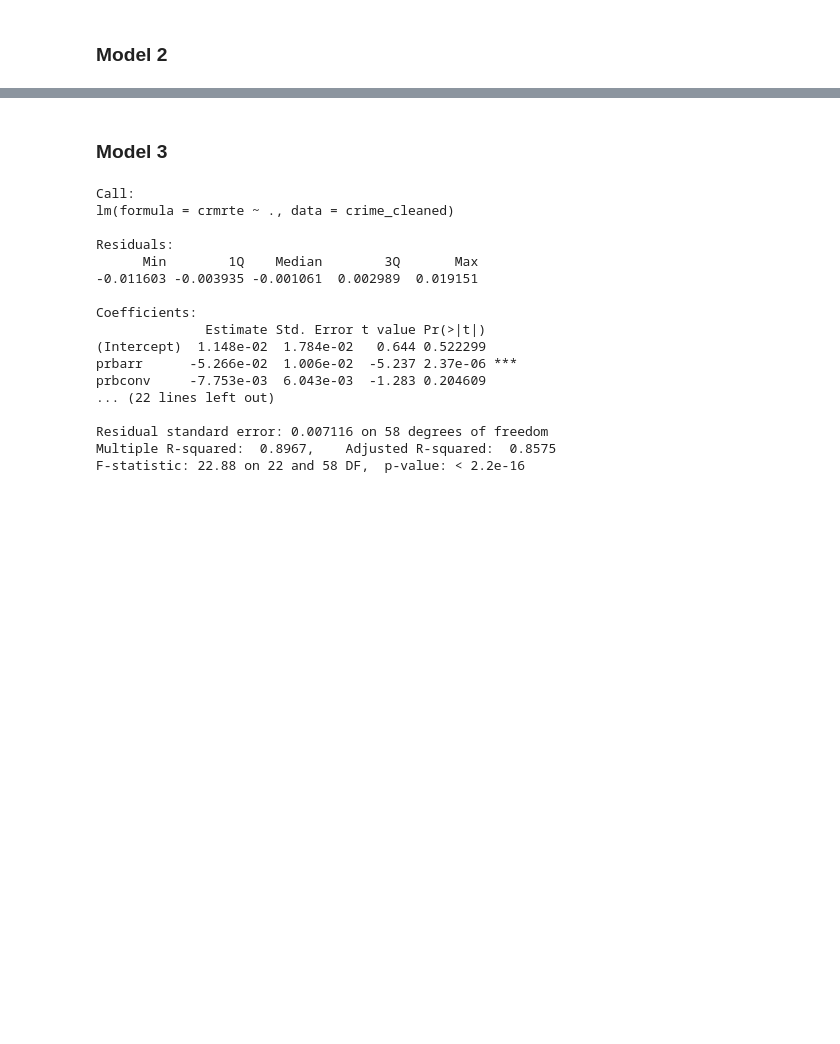
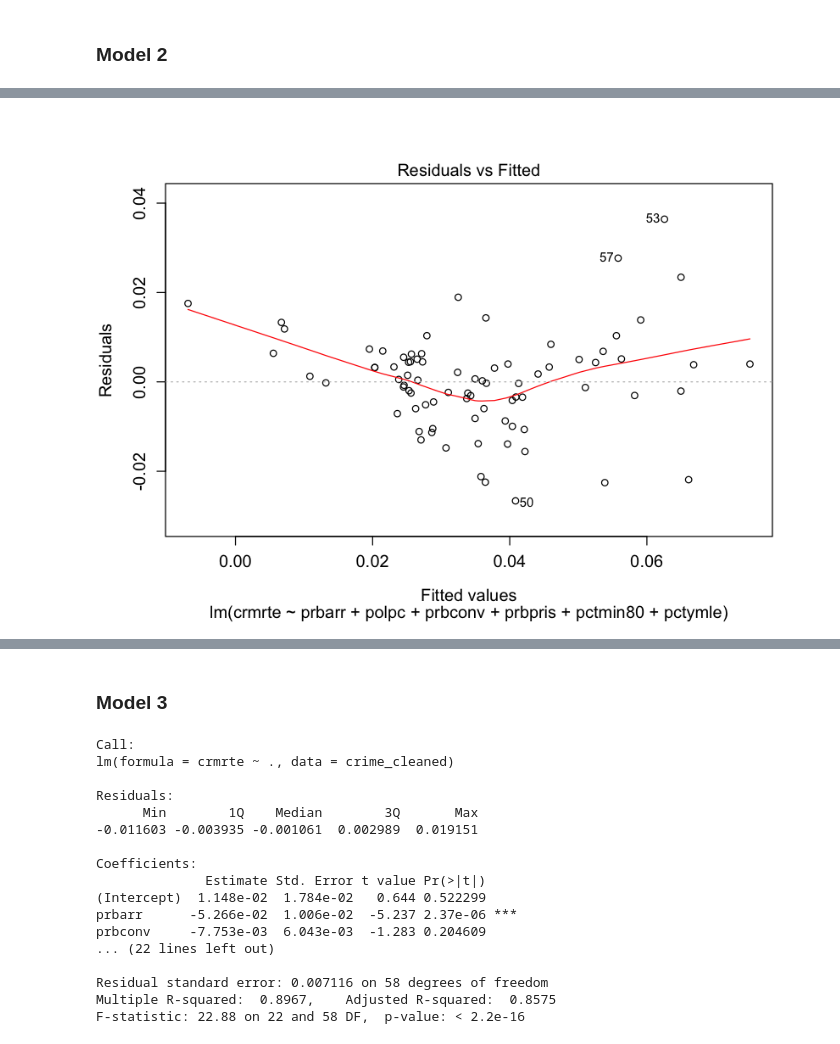
Before and after one commit to lucaschadwicklam97/lab_3_collab, a Jupyter notebook: Annabelle_Joy_Lucas_lab3_v2.ipynb, the cells around one changed output, grey strips where cells are left out. Saved outputs shown, nothing was run; the diff lists cells and outputs as text; code cells hidden in the pictures; blank space fills up the shorter version.

```diff
--- a/Annabelle_Joy_Lucas_lab3_v2.ipynb
+++ b/Annabelle_Joy_Lucas_lab3_v2.ipynb
@@ -323,7 +329,7 @@ options(repr.plot.width=7, repr.plot.height=3)
 # %% [markdown]
 ### Model 2
 # %%
-m2 <- lm(crmrte ~ prbarr + polpc + avgsen + prbconv + prbpris + pctmin80 + pctymle, data=crime_cleaned)
+m2 <- lm(crmrte ~ prbarr + polpc + prbconv + prbpris + pctmin80 + pctymle, data=crime_cleaned)
 summary(m2)
 
 options(repr.plot.height = 5, repr.plot.width = 7, repr.plot.pointsize = 10)
@@ -390,0 +391,4 @@ Q3. Evaluate all 6 CLM assumptions
+# %%
+plot(m2, which = 1)
+# %% [output]
+[figure, added]
```
Also changed, not shown: parts of 12 cells of this notebook.
